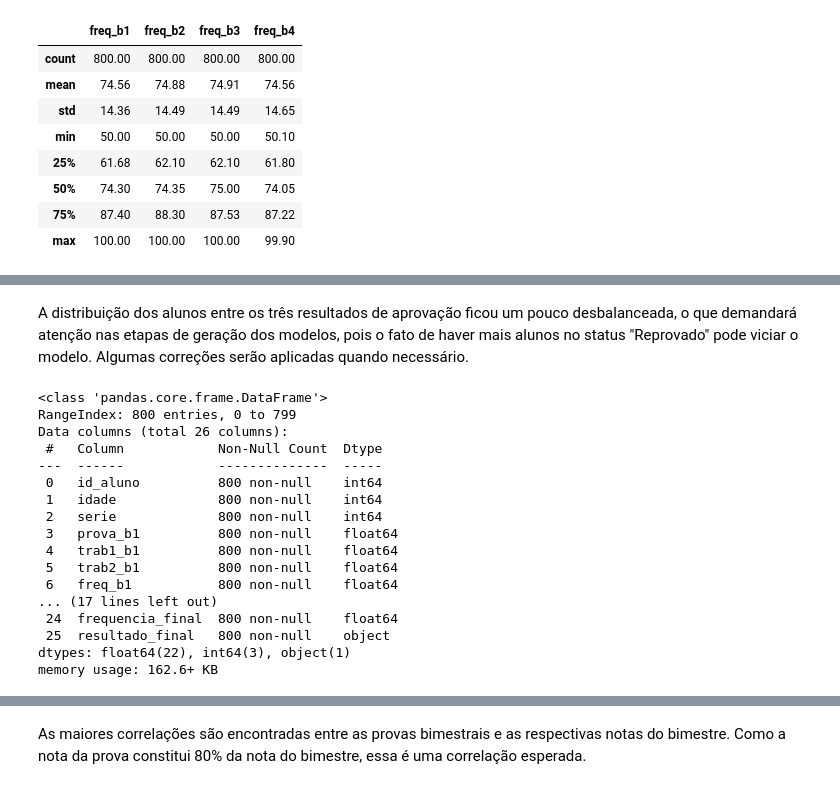
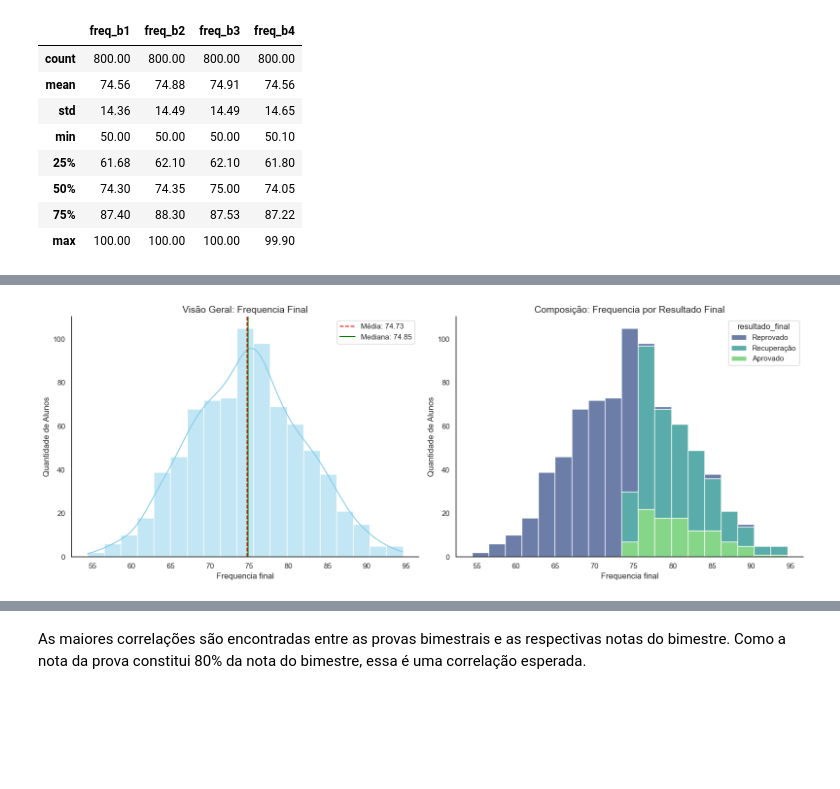
Before and after one commit to PauloVBernardo/Previsao_Risco_Academico, a Jupyter notebook: notebooks/Projeto_previsão_de_notas_de_alunos.ipynb, the cells around one changed output, grey strips where cells are left out. Drawn from its saved outputs; the diff is of its cells as text; code cells hidden in the pictures; blank space fills up the shorter version.

```diff
--- a/notebooks/Projeto_previsão_de_notas_de_alunos.ipynb
+++ b/notebooks/Projeto_previsão_de_notas_de_alunos.ipynb
@@ -377,22 +337,32 @@ df['resultado_final'].value_counts(normalize=True).plot(
-# %% [markdown]
-A distribuição dos alunos entre os três resultados de aprovação ficou um pouco desbalanceada, o que demandará atenção nas etapas de geração dos modelos, pois o fato de haver mais alunos no status "Reprovado" pode viciar o modelo. Algumas correções serão aplicadas quando necessário.
-# %%
-df.info()
-# %% [output]
-<class 'pandas.core.frame.DataFrame'>
-RangeIndex: 800 entries, 0 to 799
-Data columns (total 26 columns):
- #   Column            Non-Null Count  Dtype
----  ------            --------------  -----
- 0   id_aluno          800 non-null    int64
- 1   idade             800 non-null    int64
- 2   serie             800 non-null    int64
- 3   prova_b1          800 non-null    float64
- 4   trab1_b1          800 non-null    float64
- 5   trab2_b1          800 non-null    float64
- 6   freq_b1           800 non-null    float64
-... (17 lines left out)
- 24  frequencia_final  800 non-null    float64
- 25  resultado_final   800 non-null    object
-dtypes: float64(22), int64(3), object(1)
-memory usage: 162.6+ KB
+# %%
+# Geração de um histograma da distribuição das frequências finais
+# Configurações de estilo
+sns.set_theme(style="white")
+fig, (ax1, ax2) = plt.subplots(1, 2, figsize=(16, 6))
+
+# Histograma de Distribuição das frequências com Média e Mediana
+sns.histplot(df['frequencia_final'], kde=True, color='skyblue', edgecolor='white', ax=ax1)
+media = df['frequencia_final'].mean()
+mediana = df['frequencia_final'].median()
+
+ax1.axvline(media, color='red', linestyle='--', label=f'Média: {media:.2f}')
+ax1.axvline(mediana, color='green', linestyle='-', label=f'Mediana: {mediana:.2f}')
+ax1.set_title('Visão Geral: Frequencia Final', fontsize=14)
+ax1.set_ylabel('Quantidade de Alunos')
+ax1.set_xlabel('Frequencia final')
+ax1.legend()
+ax1.grid(False)
+
+# Histograma da Distribuição das frequências por categoria de aprovação
+sns.histplot(data=df, x='frequencia_final', hue='resultado_final', multiple="stack",
+             palette='viridis', ax=ax2, edgecolor='white')
+ax2.set_title('Composição: Frequencia por Resultado Final', fontsize=14)
+ax2.set_ylabel('Quantidade de Alunos')
+ax2.set_xlabel('Frequencia final')
+ax2.grid(False)
+
+sns.despine()
+plt.tight_layout()
+plt.show()
+# %% [output]
+[figure, added]
```
Also changed, not shown: parts of 74 cells of this notebook.
